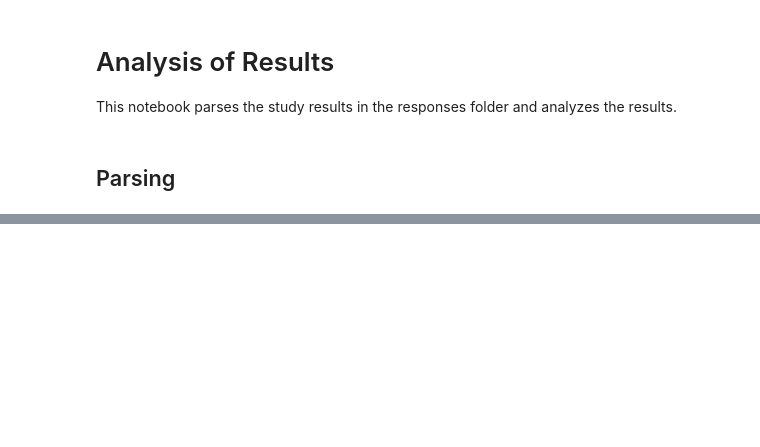
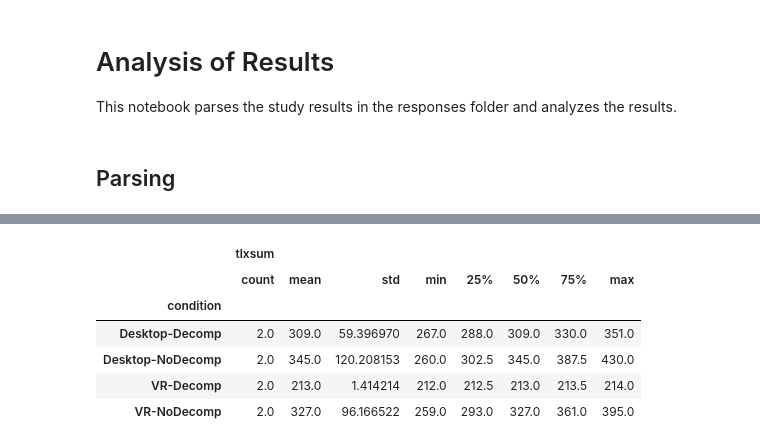
Before and after one commit to hpi-swa-lab/mp-2023-study, a Jupyter notebook: server/analysis.ipynb, the cells around one changed output, grey strips where cells are left out. Saved outputs shown, nothing was run; the diff lists cells and outputs as text; code cells hidden in the pictures; blank space fills up the shorter version.

```diff
--- a/server/analysis.ipynb
+++ b/server/analysis.ipynb
@@ -118,0 +131,41 @@ ax.boxplot([grouped.get_group(view)["duration"].values for view in grouped.group
+# %%
+# load all files in data
+# create a dataframe with all data
+
+import pandas as pd
+import numpy as np
+import os
+import json
+import matplotlib.pyplot as plt
+import codecs
+
+data = []
+demo_surveys = ["-0"]
+tutorial_surveys = ["-1", "-6", "-11", "-16"]
+tlx_surveys = ["-5", "-10", "-15", "-20"]
+for filename in os.listdir("data"):
+    #if not filename.startswith("44"):
+    #    continue
+
+    is_tutorial = any([tut + ".json" in filename for tut in tutorial_surveys])
+    is_tlx = any([tlx + ".json" in filename for tlx in tlx_surveys])
+    is_demo = any([demo + ".json" in filename for demo in demo_surveys])
+
+    if not filename.endswith(".json"):
+        continue
+
+    if is_tutorial or is_demo:
+        continue
+
+    if not is_tlx:
+        continue
+
+    # is tlx:
+    with codecs.open(os.path.join("data", filename), "rb", encoding="utf_8", errors='ignore') as f:
+        d = json.load(f)
+        i = d["task"]["stateId"] - 1
+        d["response"]["condition"] = d["task"]["_views"][i]
+        data.append([sum(d["response"]["scores"]["scores"]), d["response"]["condition"]])
+
+df = pd.DataFrame(data, columns=["tlxsum", "condition"])
+df
@@ -118,0 +182,12 @@ ax.boxplot([grouped.get_group(view)["duration"].values for view in grouped.group
+# %%
+# group df by view
+grouped = df.groupby("condition")
+grouped.describe()
+# %% [output]
+|  | tlxsum |  |  |  |  |  |  |  |
+|  | count | mean | std | min | 25% | 50% | 75% | max |
+| condition |  |  |  |  |  |  |  |  |
+| Desktop-Decomp | 2.0 | 309.0 | 59.396970 | 267.0 | 288.0 | 309.0 | 330.0 | 351.0 |
+| Desktop-NoDecomp | 2.0 | 345.0 | 120.208153 | 260.0 | 302.5 | 345.0 | 387.5 | 430.0 |
+| VR-Decomp | 2.0 | 213.0 | 1.414214 | 212.0 | 212.5 | 213.0 | 213.5 | 214.0 |
+| VR-NoDecomp | 2.0 | 327.0 | 96.166522 | 259.0 | 293.0 | 327.0 | 361.0 | 395.0 |
```
Also changed, not shown: parts of 9 cells of this notebook.
